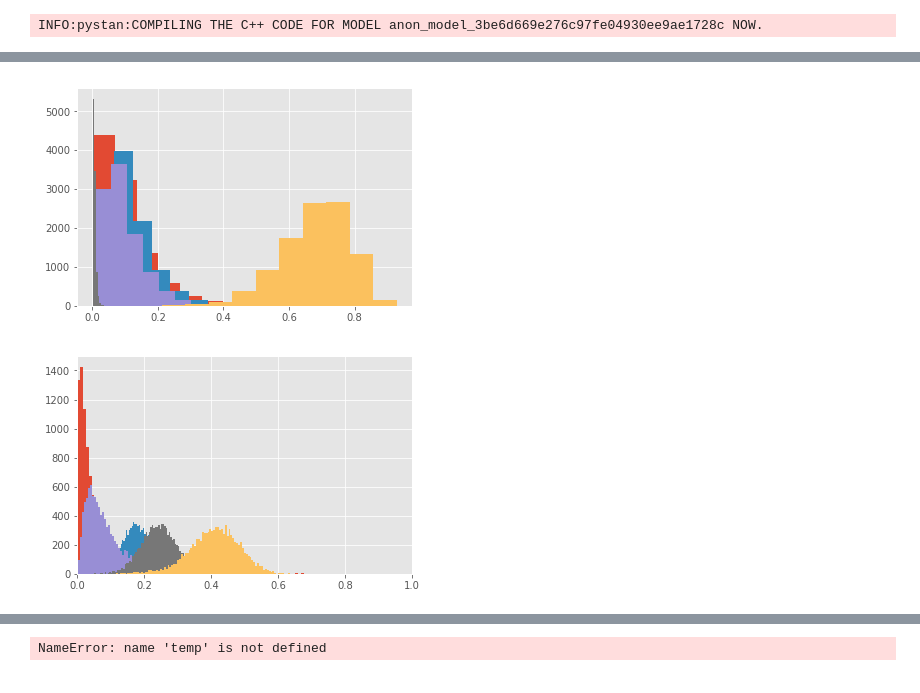
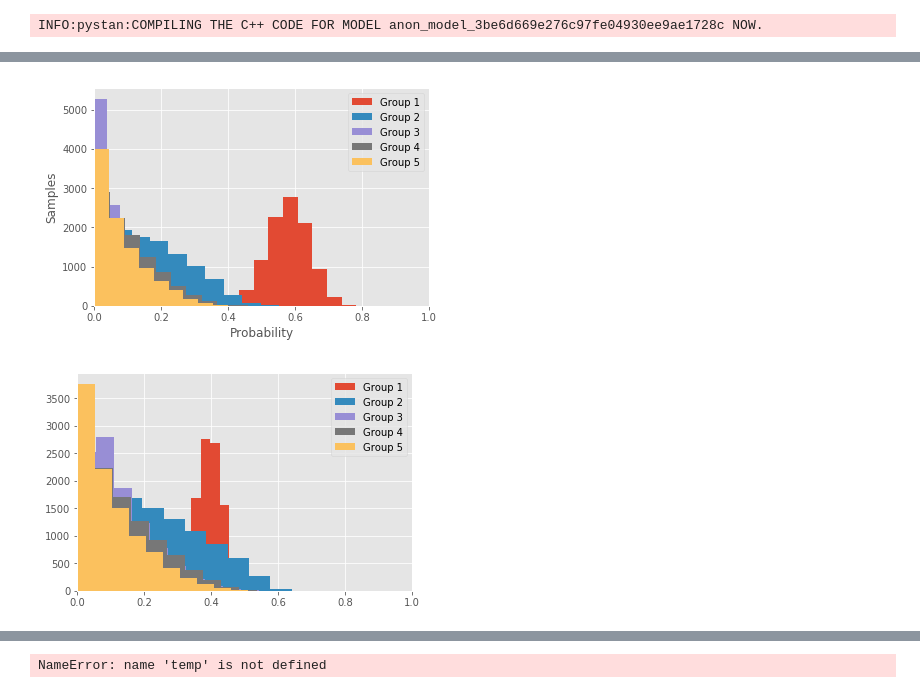
Before and after one commit to davidfrichhansen/mbml_project, a Jupyter notebook: notebooks/temp_final.ipynb, the cells around one changed output, grey strips where cells are left out. Drawn from its saved outputs; the diff is of its cells as text; code cells hidden in the pictures.

```diff
--- a/notebooks/temp_final.ipynb
+++ b/notebooks/temp_final.ipynb
@@ -174,21 +181,27 @@ plt.show()
 # %%
 # Cersei
-plt.hist(fitvar[0]['pi[18,1]'])
-plt.hist(fitvar[0]['pi[18,2]'])
-plt.hist(fitvar[0]['pi[18,3]'])
-plt.hist(fitvar[0]['pi[18,4]'])
-plt.hist(fitvar[0]['pi[18,5]'])
+plt.hist(fitvar[0]['pi[18,1]'], label = 'Group 1')
+plt.hist(fitvar[0]['pi[18,2]'], label = 'Group 2')
+plt.hist(fitvar[0]['pi[18,3]'], label = 'Group 3')
+plt.hist(fitvar[0]['pi[18,4]'], label = 'Group 4')
+plt.hist(fitvar[0]['pi[18,5]'], label = 'Group 5')
+plt.legend(loc='upper right')
+plt.xlim(0,1)
+plt.ylabel("Samples")
+plt.xlabel("Probability")
+plt.savefig("Cersei")
 plt.show()
 # %% [output]
-[figure, old version]
+[figure, new version]
 # %%
-## Varys
-plt.hist(fitvar[0]['pi[121,1]'], bins = 100)
-plt.hist(fitvar[0]['pi[121,2]'], bins = 100)
-plt.hist(fitvar[0]['pi[121,3]'], bins = 100)
-plt.hist(fitvar[0]['pi[121,4]'], bins = 100)
-plt.hist(fitvar[0]['pi[121,5]'], bins = 100)
+# Jamie
+plt.hist(fitvar[0]['pi[39,1]'], label = 'Group 1')
+plt.hist(fitvar[0]['pi[39,2]'], label = 'Group 2')
+plt.hist(fitvar[0]['pi[39,3]'], label = 'Group 3')
+plt.hist(fitvar[0]['pi[39,4]'], label = 'Group 4')
+plt.hist(fitvar[0]['pi[39,5]'], label = 'Group 5')
+plt.legend(loc='upper right')
 plt.xlim(0,1)
 plt.show()
 # %% [output]
-[figure, old version]
+[figure, new version]
```
Also changed, not shown: parts of 13 cells of this notebook, 6 other files.
